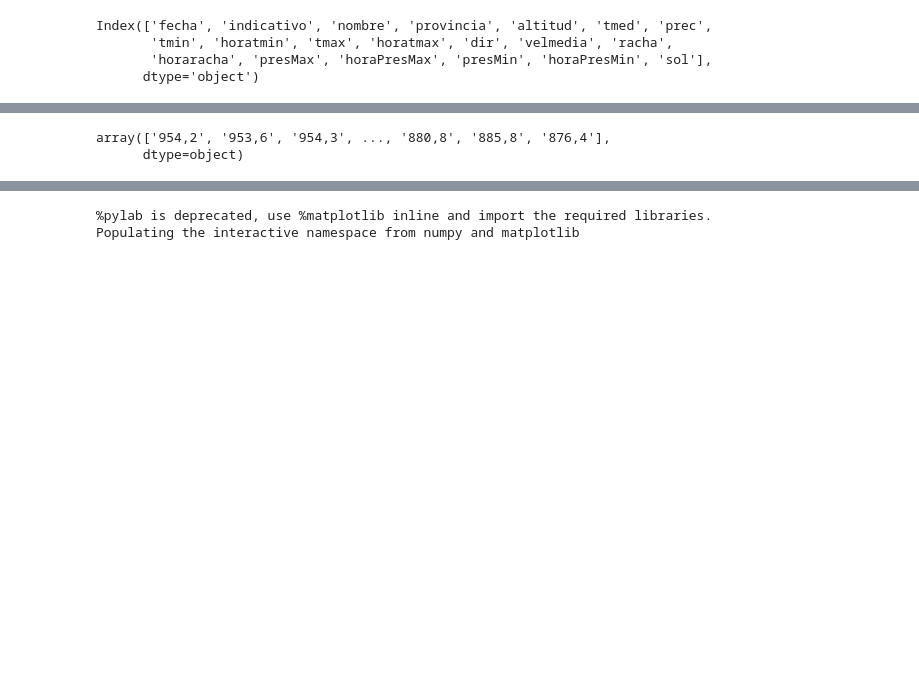
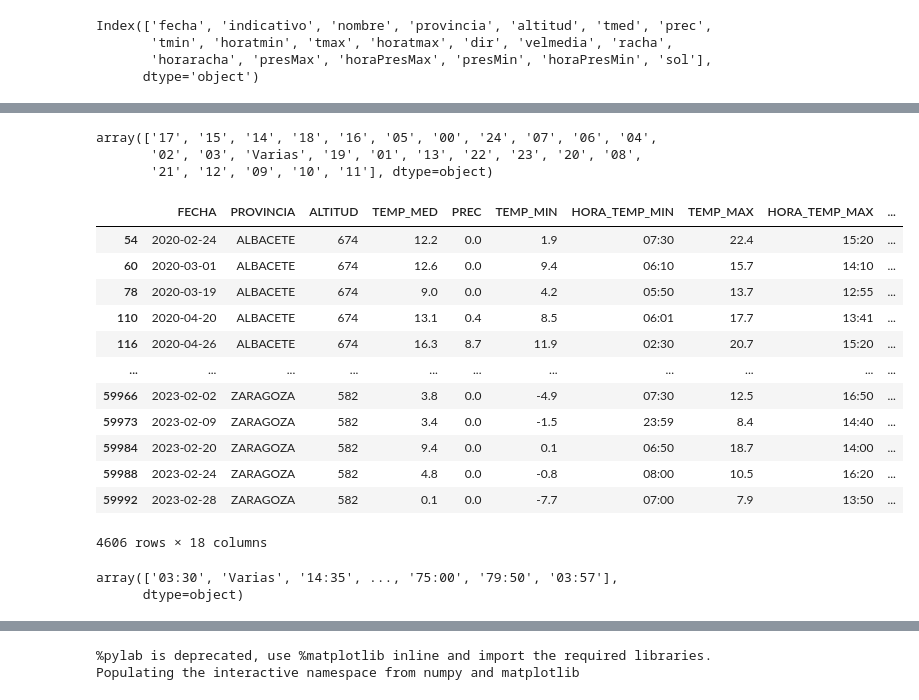
Before and after one commit to Danilo0221/TFM, a Jupyter notebook: DataCleaning/DataCleaningClima.ipynb, the cells around one changed output, grey strips where cells are left out. Cells and saved outputs as stored; diff of their text form; code cells hidden in the pictures; blank space fills up the shorter version.

```diff
--- a/DataCleaning/DataCleaningClima.ipynb
+++ b/DataCleaning/DataCleaningClima.ipynb
@@ -554,9 +544,31 @@ SOL                     0,0
 Name: 0, dtype: object
 # %%
-result['PRES_MAX'].unique()
+result['HORA_PRES_MIN'].unique()
 # %% [output]
-array(['954,2', '953,6', '954,3', ..., '880,8', '885,8', '876,4'],
-      dtype=object)
+array(['17', '15', '14', '18', '16', '05', '00', '24', '07', '06', '04',
+       '02', '03', 'Varias', '19', '01', '13', '22', '23', '20', '08',
+       '21', '12', '09', '10', '11'], dtype=object)
+# %%
+result[result['HORA_PRES_MIN'] == "Varias"]
+# %% [output]
+|  | FECHA | PROVINCIA | ALTITUD | TEMP_MED | PREC | TEMP_MIN | HORA_TEMP_MIN | TEMP_MAX | HORA_TEMP_MAX | ... |
+| 54 | 2020-02-24 | ALBACETE | 674 | 12.2 | 0.0 | 1.9 | 07:30 | 22.4 | 15:20 | ... |
+| 60 | 2020-03-01 | ALBACETE | 674 | 12.6 | 0.0 | 9.4 | 06:10 | 15.7 | 14:10 | ... |
+| 78 | 2020-03-19 | ALBACETE | 674 | 9.0 | 0.0 | 4.2 | 05:50 | 13.7 | 12:55 | ... |
+| 110 | 2020-04-20 | ALBACETE | 674 | 13.1 | 0.4 | 8.5 | 06:01 | 17.7 | 13:41 | ... |
+| 116 | 2020-04-26 | ALBACETE | 674 | 16.3 | 8.7 | 11.9 | 02:30 | 20.7 | 15:20 | ... |
+| ... | ... | ... | ... | ... | ... | ... | ... | ... | ... | ... |
+| 59966 | 2023-02-02 | ZARAGOZA | 582 | 3.8 | 0.0 | -4.9 | 07:30 | 12.5 | 16:50 | ... |
+| 59973 | 2023-02-09 | ZARAGOZA | 582 | 3.4 | 0.0 | -1.5 | 23:59 | 8.4 | 14:40 | ... |
+| 59984 | 2023-02-20 | ZARAGOZA | 582 | 9.4 | 0.0 | 0.1 | 06:50 | 18.7 | 14:00 | ... |
+| 59988 | 2023-02-24 | ZARAGOZA | 582 | 4.8 | 0.0 | -0.8 | 08:00 | 10.5 | 16:20 | ... |
+| 59992 | 2023-02-28 | ZARAGOZA | 582 | 0.1 | 0.0 | -7.7 | 07:00 | 7.9 | 13:50 | ... |
+4606 rows × 18 columns
+# %%
+result['HORA_RACHA'].unique()
+# %% [output]
+array(['03:30', 'Varias', '14:35', ..., '75:00', '79:50', '03:57'],
+      dtype=object)
 # %%
 result["FECHA"] = pd.to_datetime(result["FECHA"])
 result["TEMP_MED"] = result["TEMP_MED"].str.replace(",",".").astype(float)
```
Also changed, not shown: parts of 32 cells of this notebook, 2 other files.
